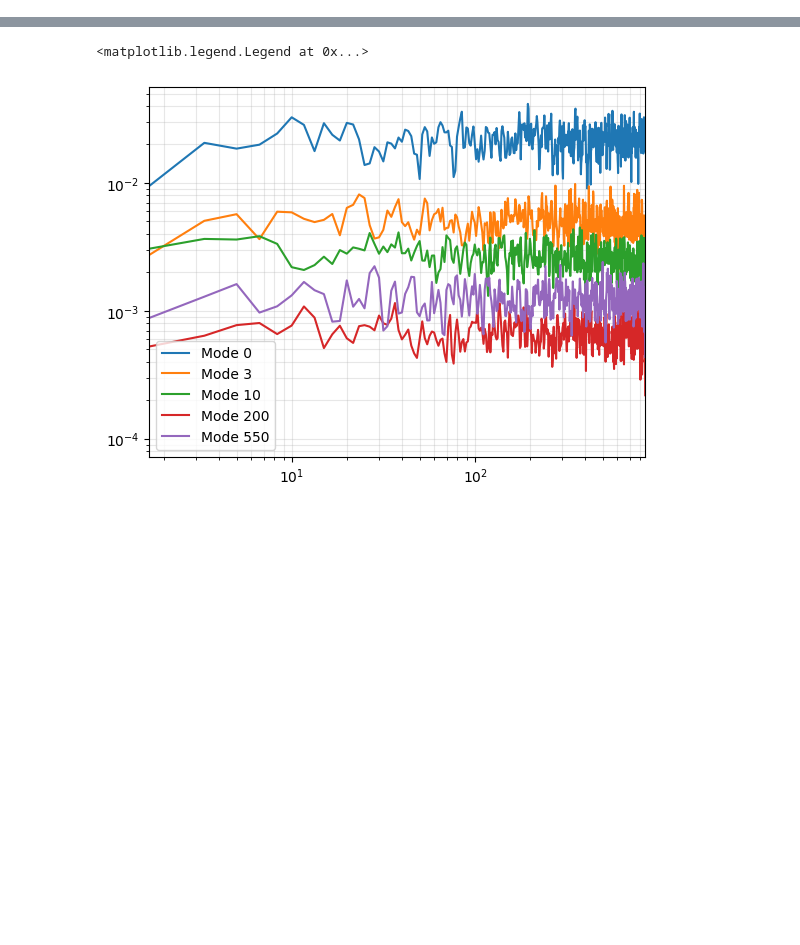
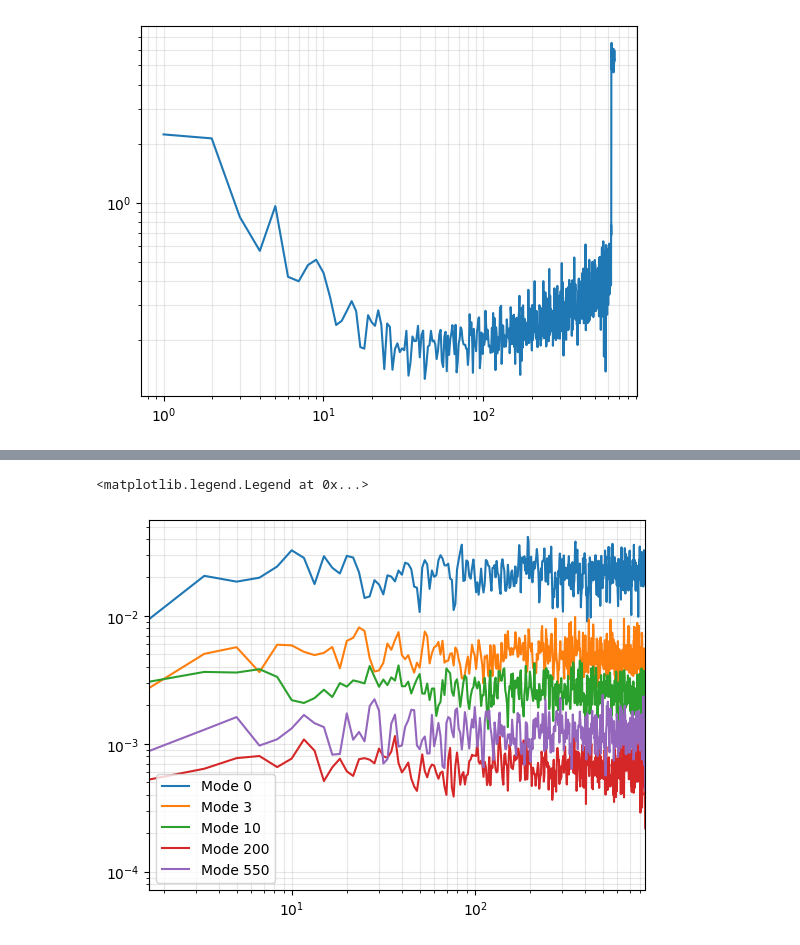
Before and after one commit to ArcetriAdaptiveOptics/SPECULA, a Jupyter notebook: config/ErrorBudget/debug_error_budget.ipynb, the cells around one changed output, grey strips where cells are left out. Drawn from its saved outputs; the diff is of its cells as text; code cells hidden in the pictures; blank space fills up the shorter version.

```diff
--- a/config/ErrorBudget/debug_error_budget.ipynb
+++ b/config/ErrorBudget/debug_error_budget.ipynb
@@ -16,0 +63,12 @@ print(psd_data.shape,freq.shape)
+# %%
+from scipy.integrate import simpson
+
+alias = simpson(psd,f)
+
+x = np.arange(len(alias))+1
+
+plt.figure()
+plt.loglog(x,alias)
+plt.grid(which='both',alpha=0.3)
+# %% [output]
+[figure, added]
```
Also changed, not shown: parts of 12 cells of this notebook, 9 other files.
